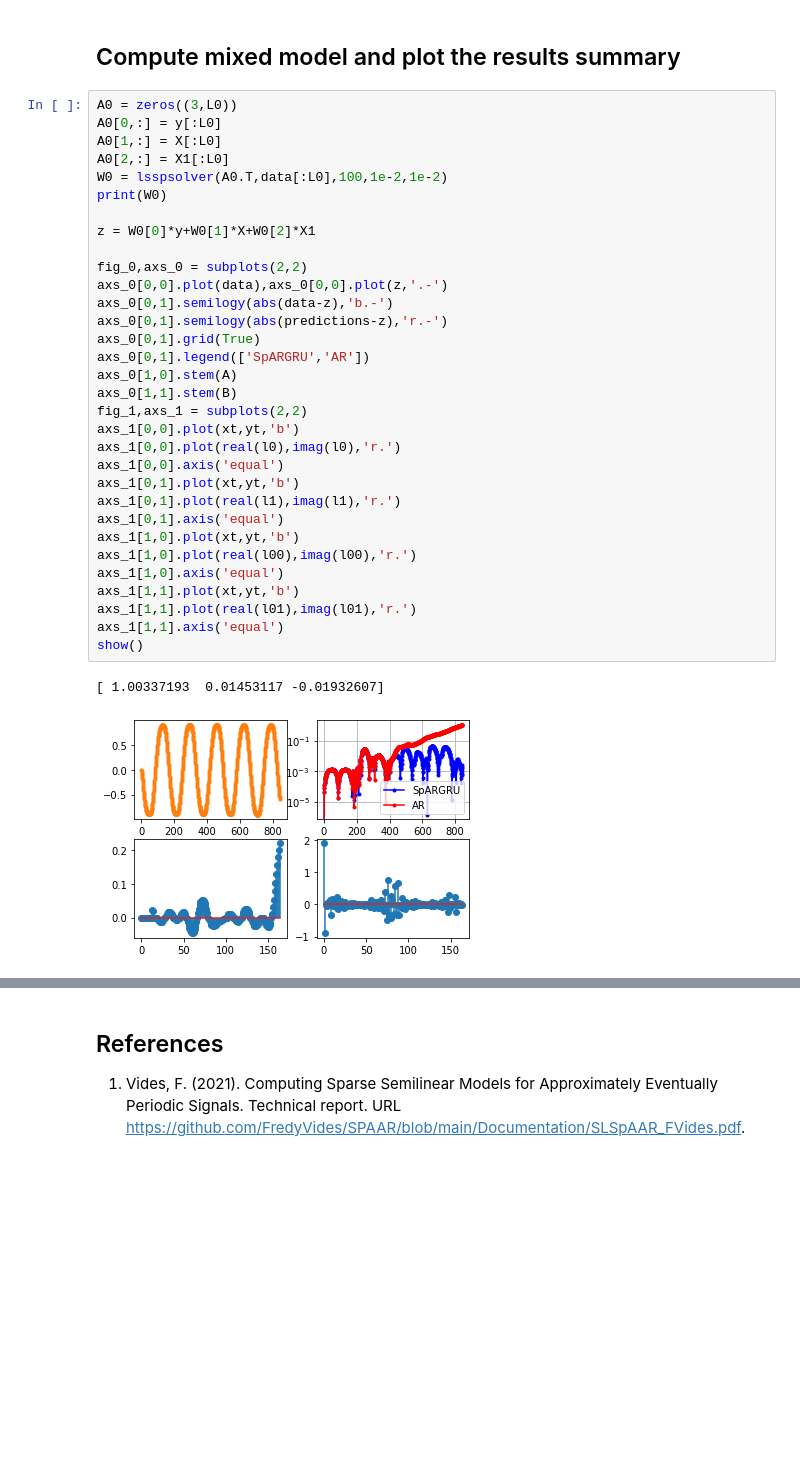
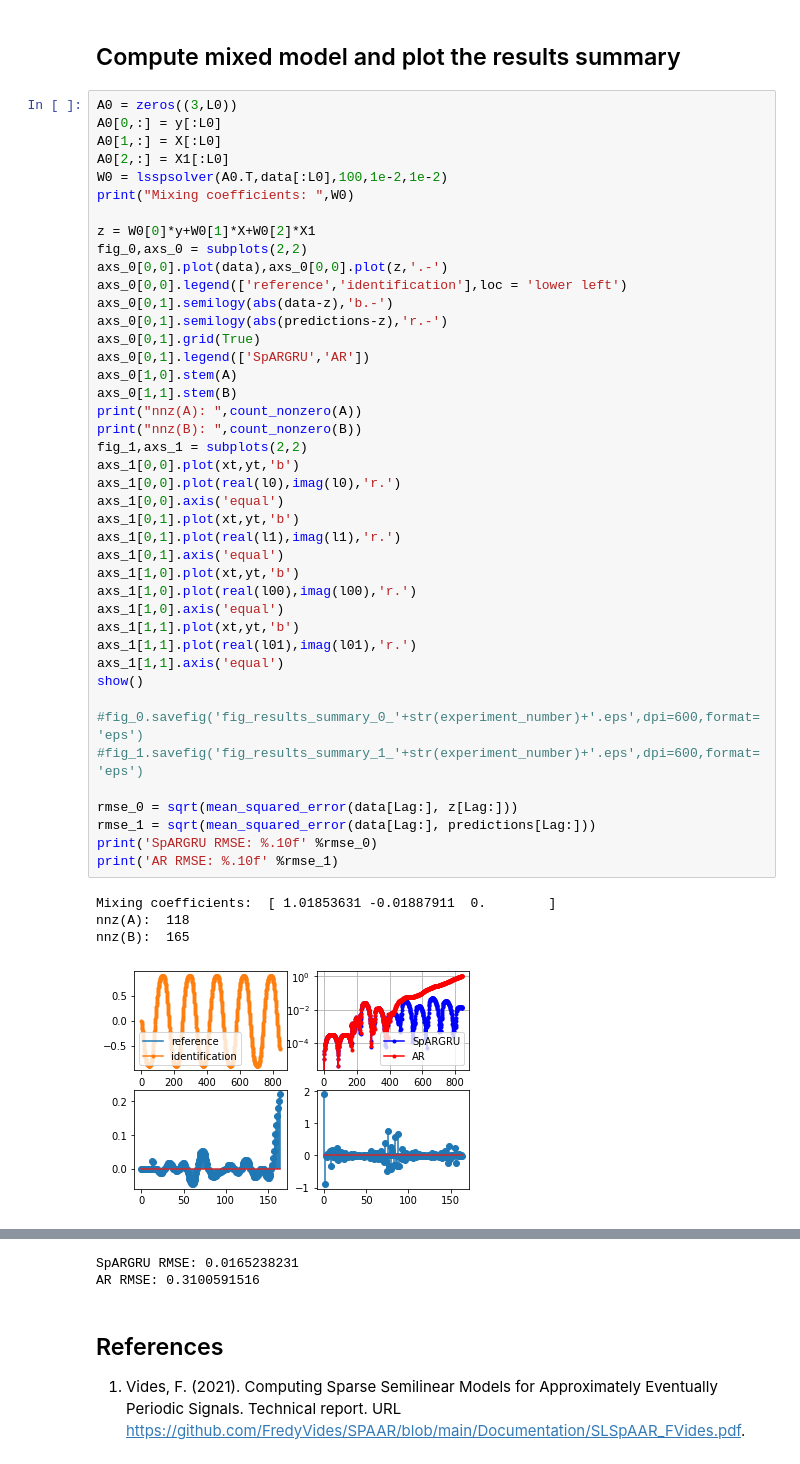
Before and after one commit to estebanSeguraUCR/SPAAR_NEW, a Jupyter notebook: Notebooks/SLSpAARModelsDemo.ipynb, the cells around one changed output, grey strips where cells are left out. Drawn from its saved outputs; the diff is of its cells as text; blank space fills up the shorter version.

```diff
--- a/Notebooks/SLSpAARModelsDemo.ipynb
+++ b/Notebooks/SLSpAARModelsDemo.ipynb
@@ -484,38 +490,52 @@ l01,_ = eig(D01)
 A0 = zeros((3,L0))
 A0[0,:] = y[:L0]
 A0[1,:] = X[:L0]
 A0[2,:] = X1[:L0]
 W0 = lsspsolver(A0.T,data[:L0],100,1e-2,1e-2)
-print(W0)
+print("Mixing coefficients: ",W0)
 
 z = W0[0]*y+W0[1]*X+W0[2]*X1
-
 fig_0,axs_0 = subplots(2,2)
 axs_0[0,0].plot(data),axs_0[0,0].plot(z,'.-')
+axs_0[0,0].legend(['reference','identification'],loc = 'lower left')
 axs_0[0,1].semilogy(abs(data-z),'b.-')
 axs_0[0,1].semilogy(abs(predictions-z),'r.-')
 axs_0[0,1].grid(True)
 axs_0[0,1].legend(['SpARGRU','AR'])
 axs_0[1,0].stem(A)
 axs_0[1,1].stem(B)
+print("nnz(A): ",count_nonzero(A))
+print("nnz(B): ",count_nonzero(B))
 fig_1,axs_1 = subplots(2,2)
 axs_1[0,0].plot(xt,yt,'b')
 axs_1[0,0].plot(real(l0),imag(l0),'r.')
 axs_1[0,0].axis('equal')
 axs_1[0,1].plot(xt,yt,'b')
 axs_1[0,1].plot(real(l1),imag(l1),'r.')
 axs_1[0,1].axis('equal')
 axs_1[1,0].plot(xt,yt,'b')
 axs_1[1,0].plot(real(l00),imag(l00),'r.')
 axs_1[1,0].axis('equal')
 axs_1[1,1].plot(xt,yt,'b')
 axs_1[1,1].plot(real(l01),imag(l01),'r.')
 axs_1[1,1].axis('equal')
 show()
+
+#fig_0.savefig('fig_results_summary_0_'+str(experiment_number)+'.eps',dpi=600,format='eps')
+#fig_1.savefig('fig_results_summary_1_'+str(experiment_number)+'.eps',dpi=600,format='eps')
+
+rmse_0 = sqrt(mean_squared_error(data[Lag:], z[Lag:]))
+rmse_1 = sqrt(mean_squared_error(data[Lag:], predictions[Lag:]))
+print('SpARGRU RMSE: %.10f' %rmse_0)
+print('AR RMSE: %.10f' %rmse_1)
 # %% [output]
-[ 1.00337193  0.01453117 -0.01932607]
+Mixing coefficients:  [ 1.01853631 -0.01887911  0.        ]
+nnz(A):  118
+nnz(B):  165
-[figure, old version]
+[figure, new version]
 [figure]
+SpARGRU RMSE: 0.0165238231
+AR RMSE: 0.3100591516
 # %% [markdown]
 ## References
 
```
Also changed, not shown: parts of 2 cells of this notebook, 1 other file.
